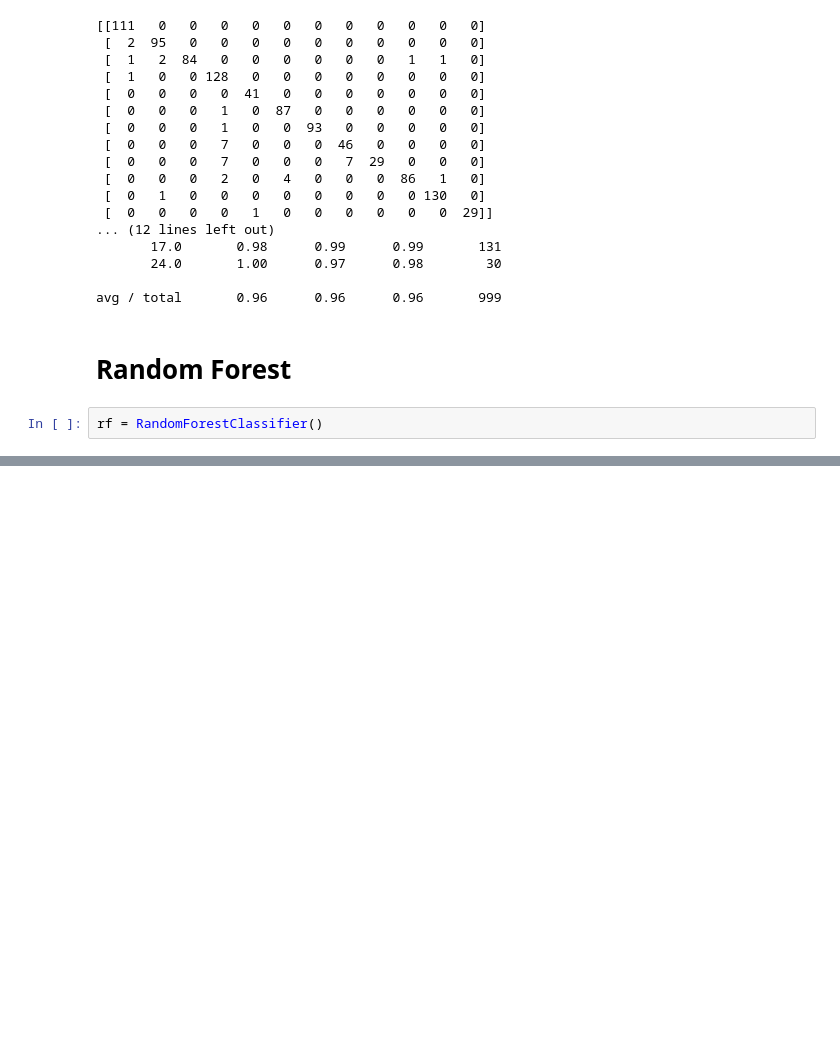
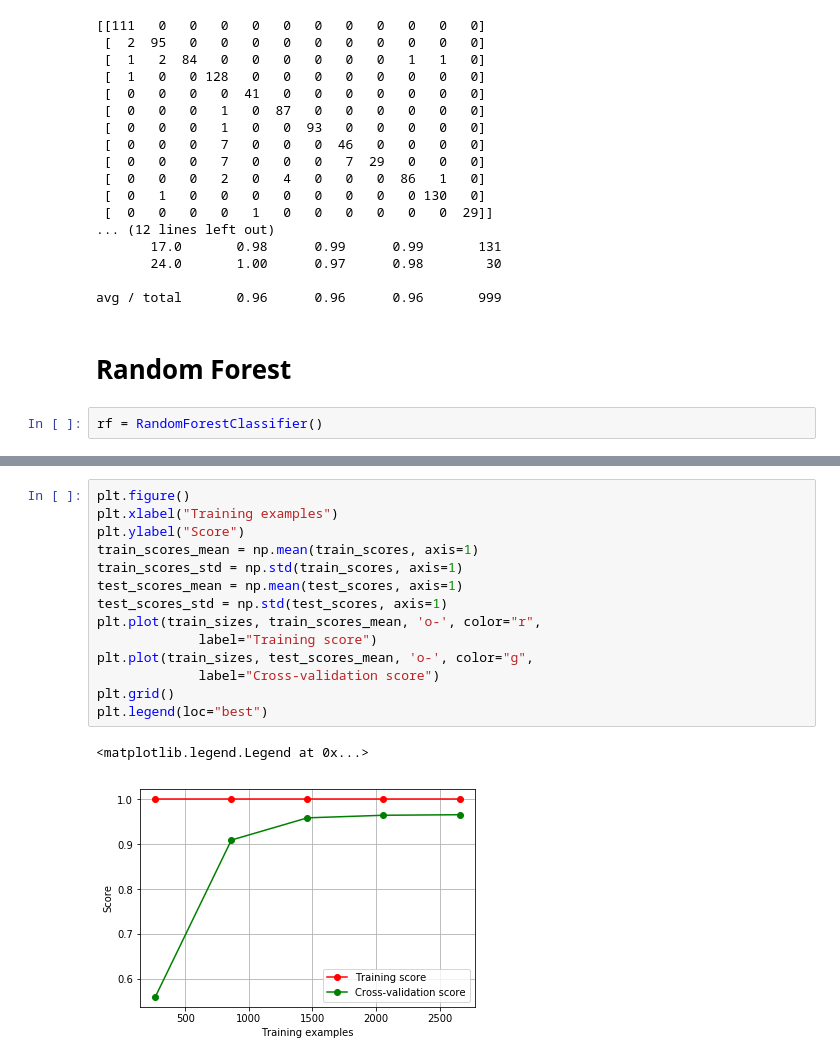
Before and after one commit to kcmeehan/BiometricsActivityClassification, a Jupyter notebook: HyperparameterTuningStudy.ipynb, the cells around one changed output, grey strips where cells are left out. Cells and saved outputs as stored; diff of their text form; blank space fills up the shorter version.

Commit message:
added learning curve plot

```diff
--- a/HyperparameterTuningStudy.ipynb
+++ b/HyperparameterTuningStudy.ipynb
@@ -297,0 +358,17 @@ rf
+# %%
+plt.figure()
+plt.xlabel("Training examples")
+plt.ylabel("Score")
+train_scores_mean = np.mean(train_scores, axis=1)
+train_scores_std = np.std(train_scores, axis=1)
+test_scores_mean = np.mean(test_scores, axis=1)
+test_scores_std = np.std(test_scores, axis=1)
+plt.plot(train_sizes, train_scores_mean, 'o-', color="r",
+             label="Training score")
+plt.plot(train_sizes, test_scores_mean, 'o-', color="g",
+             label="Cross-validation score")
+plt.grid()
+plt.legend(loc="best")
+# %% [output]
+<matplotlib.legend.Legend at 0x...>
+[figure, added]
```
Also changed, not shown: parts of 12 cells of this notebook.
